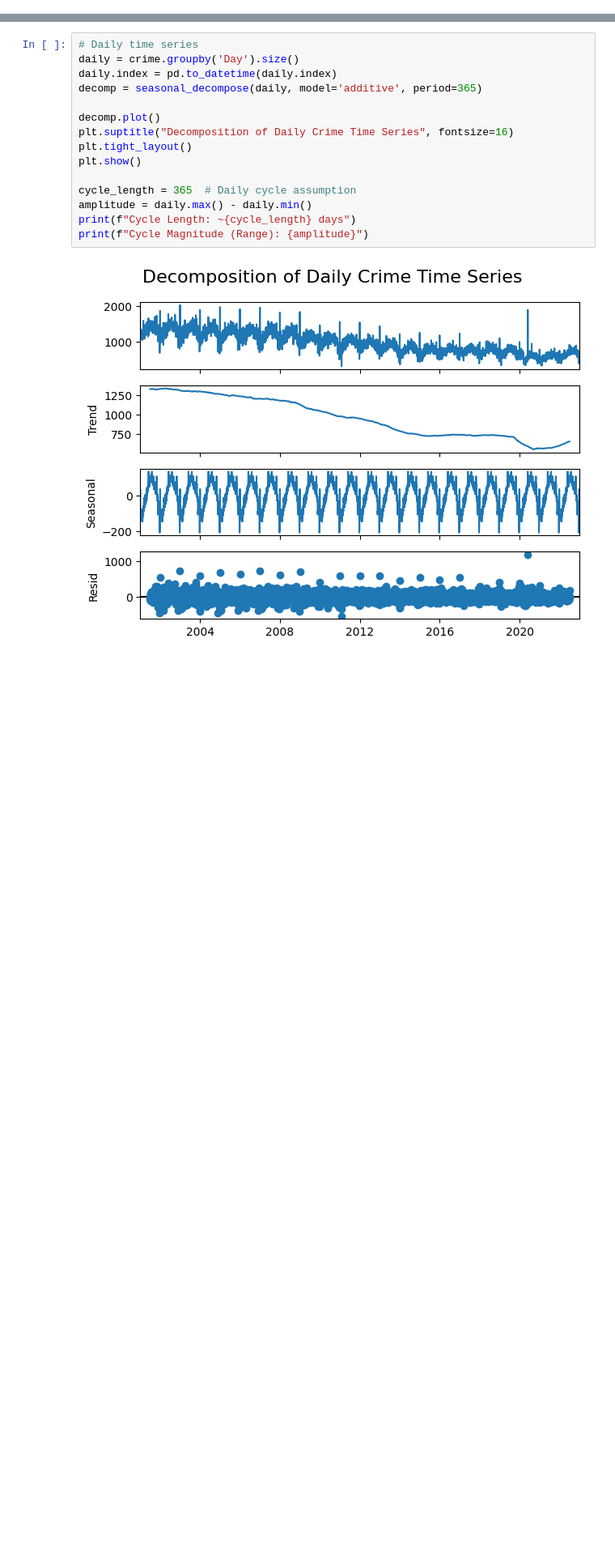
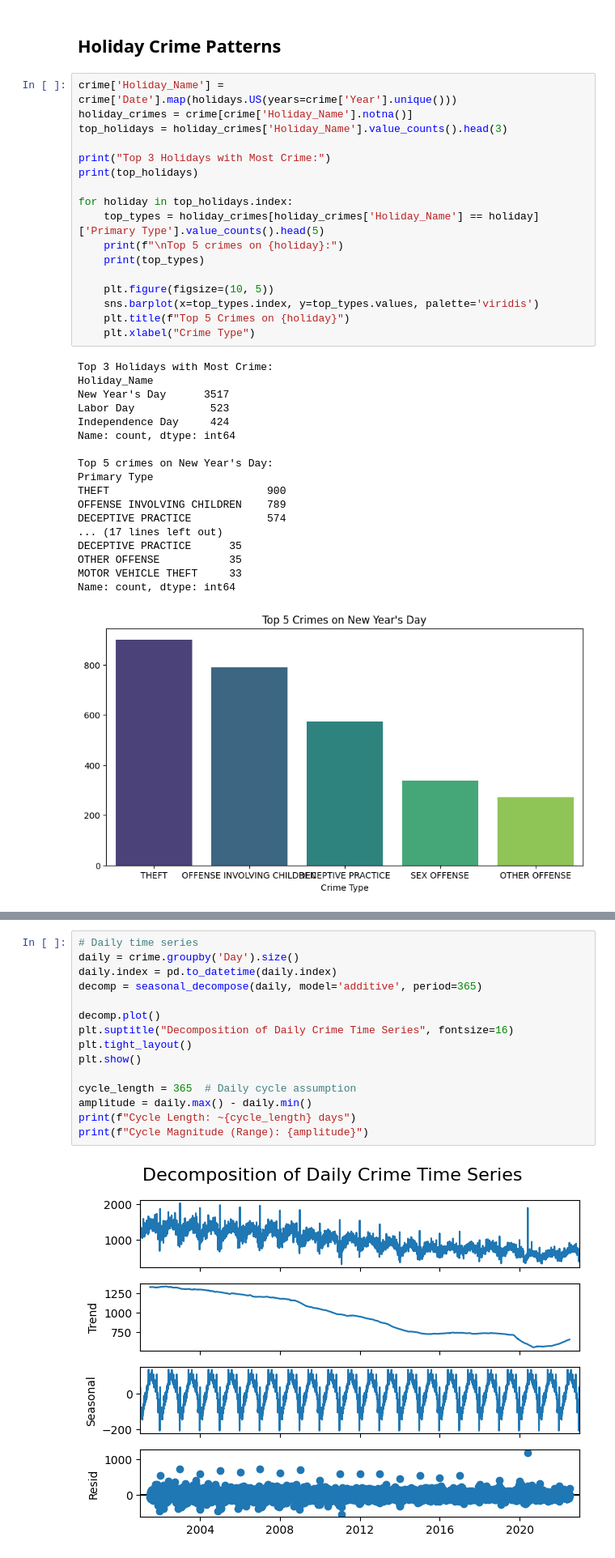
Before and after one commit to tamimisalah/Chicago_Crime, a Jupyter notebook: Chicago_Crime.ipynb, the cells around one changed output, grey strips where cells are left out. Shown at 81% size. Drawn from its saved outputs; the diff is of its cells as text; blank space fills up the shorter version.

```diff
--- a/Chicago_Crime.ipynb
+++ b/Chicago_Crime.ipynb
@@ -232,0 +277,38 @@ Name: count, dtype: int64
+# %% [markdown]
+##  Holiday Crime Patterns
+# %%
+crime['Holiday_Name'] = crime['Date'].map(holidays.US(years=crime['Year'].unique()))
+holiday_crimes = crime[crime['Holiday_Name'].notna()]
+top_holidays = holiday_crimes['Holiday_Name'].value_counts().head(3)
+
+print("Top 3 Holidays with Most Crime:")
+print(top_holidays)
+
+for holiday in top_holidays.index:
+    top_types = holiday_crimes[holiday_crimes['Holiday_Name'] == holiday]['Primary Type'].value_counts().head(5)
+    print(f"\nTop 5 crimes on {holiday}:")
+    print(top_types)
+
+    plt.figure(figsize=(10, 5))
+    sns.barplot(x=top_types.index, y=top_types.values, palette='viridis')
+    plt.title(f"Top 5 Crimes on {holiday}")
+    plt.xlabel("Crime Type")
+# %% [output]
+Top 3 Holidays with Most Crime:
+Holiday_Name
+New Year's Day      3517
+Labor Day            523
+Independence Day     424
+Name: count, dtype: int64
+
+Top 5 crimes on New Year's Day:
+Primary Type
+THEFT                         900
+OFFENSE INVOLVING CHILDREN    789
+DECEPTIVE PRACTICE            574
+... (17 lines left out)
+DECEPTIVE PRACTICE      35
+OTHER OFFENSE           35
+MOTOR VEHICLE THEFT     33
+Name: count, dtype: int64
+[figure, added]
```
Also changed, not shown: parts of 48 cells of this notebook.
